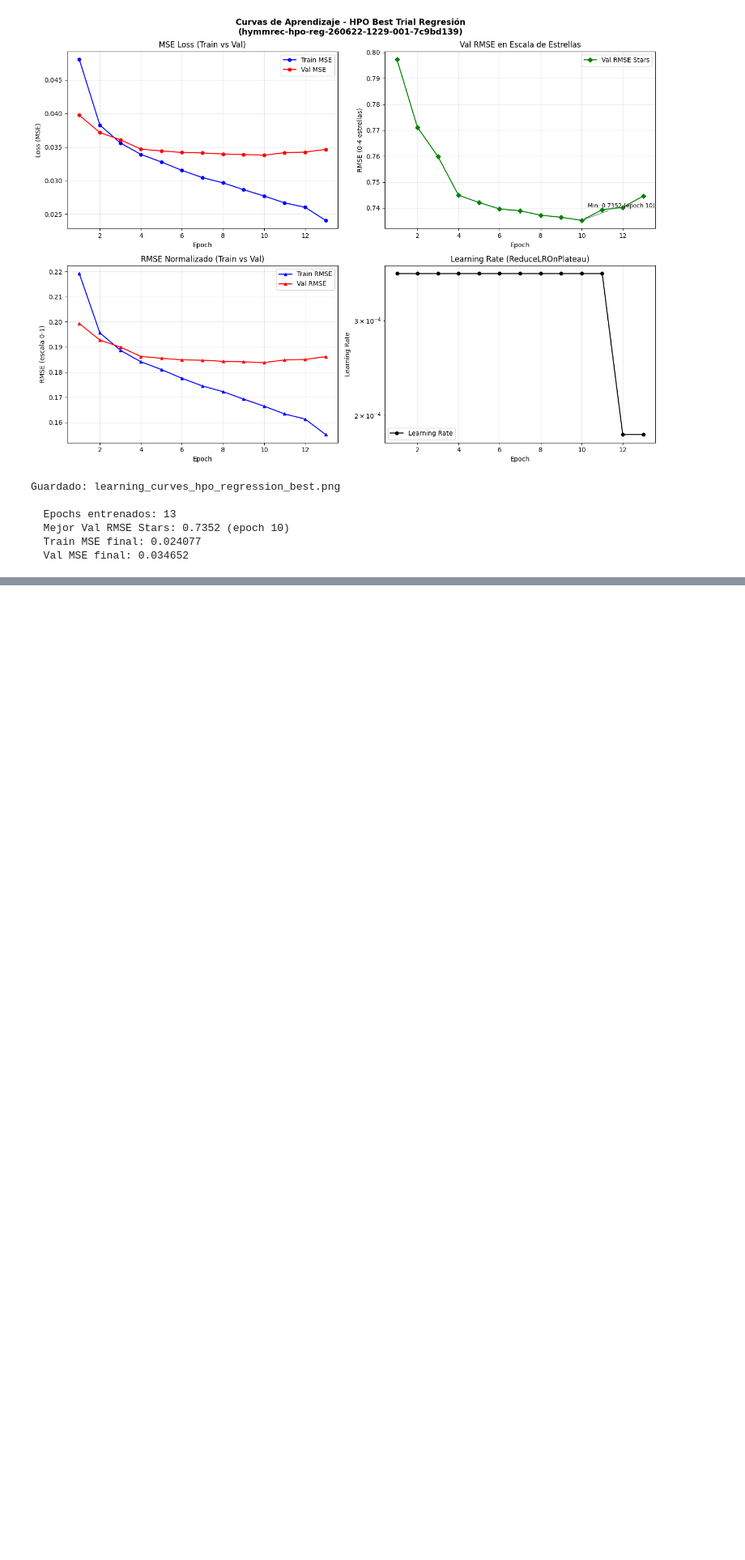
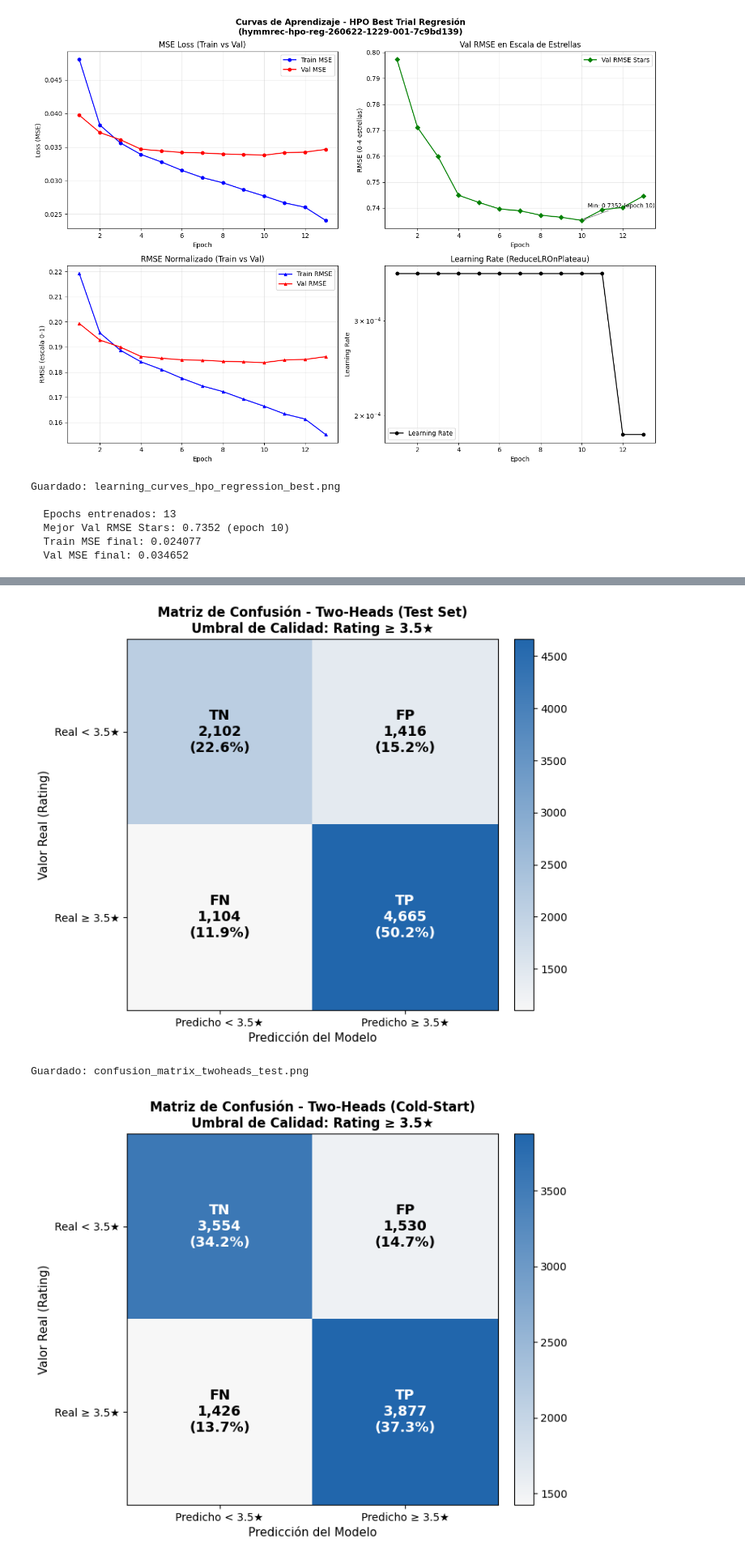
Before and after one commit to cjmunoz131/tfm-hymm-recommender-system, a Jupyter notebook: IaC/ml-arch-ci-phase2/notebooks/hymm-rec-wf.ipynb, the cells around one changed output, grey strips where cells are left out. Shown at 81% size. Cells and saved outputs as stored; diff of their text form; code cells hidden in the pictures; blank space fills up the shorter version.

Commit message:
ADDED evaluation metrics

```diff
--- a/IaC/ml-arch-ci-phase2/notebooks/hymm-rec-wf.ipynb
+++ b/IaC/ml-arch-ci-phase2/notebooks/hymm-rec-wf.ipynb
@@ -3868,0 +3871,80 @@ Guardado: learning_curves_hpo_regression_best.png
+# %%
+import json
+import numpy as np
+import matplotlib.pyplot as plt
+import matplotlib.patches as mpatches
+from matplotlib.colors import LinearSegmentedColormap
+
+# ============================================================
+# CARGAR DATOS
+# ============================================================
+
+with open("../evaluation-results/reports/evaluation_twoheads.json") as f:
+    eval_th = json.load(f)
+
+with open("../evaluation-results/reports/evaluation_regression.json") as f:
+    eval_reg = json.load(f)
+
+with open("../evaluation-results/reports/model_comparison.json") as f:
+    comparison = json.load(f)
+# %%
+# ============================================================
+# 1. MATRIZ DE CONFUSIÓN (Two-Heads: Test + Cold-Start)
+# ============================================================
+
+def plot_confusion_matrix(cm_dict, title, filename, threshold="3.5★"):
+    """Genera una matriz de confusión visual."""
+    tp, fp, fn, tn = cm_dict["tp"], cm_dict["fp"], cm_dict["fn"], cm_dict["tn"]
+    total = tp + fp + fn + tn
+
+    cm = np.array([[tn, fp], [fn, tp]])
+    cm_pct = cm / total * 100
+
+    fig, ax = plt.subplots(figsize=(7, 6))
+
+    # Colormap
+    cmap = LinearSegmentedColormap.from_list("", ["#f7f7f7", "#2166ac"])
+    im = ax.imshow(cm, cmap=cmap, interpolation="nearest")
+
+    # Annotations
+    labels = [
+        [f"TN\n{tn:,}\n({cm_pct[0,0]:.1f}%)", f"FP\n{fp:,}\n({cm_pct[0,1]:.1f}%)"],
+        [f"FN\n{fn:,}\n({cm_pct[1,0]:.1f}%)", f"TP\n{tp:,}\n({cm_pct[1,1]:.1f}%)"],
+    ]
+    for i in range(2):
+        for j in range(2):
+            color = "white" if cm[i, j] > total * 0.3 else "black"
+            ax.text(j, i, labels[i][j], ha="center", va="center",
+                    fontsize=13, fontweight="bold", color=color)
+
+    ax.set_xticks([0, 1])
+    ax.set_yticks([0, 1])
+    ax.set_xticklabels([f"Predicho < {threshold}", f"Predicho ≥ {threshold}"])
+    ax.set_yticklabels([f"Real < {threshold}", f"Real ≥ {threshold}"])
+    ax.set_xlabel("Predicción del Modelo", fontsize=11)
+    ax.set_ylabel("Valor Real (Rating)", fontsize=11)
+    ax.set_title(title, fontsize=12, fontweight="bold")
+
+    plt.colorbar(im, ax=ax, fraction=0.046, pad=0.04)
+    plt.tight_layout()
+    plt.savefig(filename, dpi=150, bbox_inches="tight")
+    plt.show()
+    print(f"Guardado: {filename}")
+
+# Test set
+plot_confusion_matrix(
+    eval_th["test_pointwise"]["confusion_matrix"],
+    "Matriz de Confusión - Two-Heads (Test Set)\nUmbral de Calidad: Rating ≥ 3.5★",
+    "confusion_matrix_twoheads_test.png"
+)
+
+# Cold-Start set
+plot_confusion_matrix(
+    eval_th["coldstart_pointwise"]["confusion_matrix"],
+    "Matriz de Confusión - Two-Heads (Cold-Start)\nUmbral de Calidad: Rating ≥ 3.5★",
+    "confusion_matrix_twoheads_coldstart.png"
+)
+# %% [output]
+[figure, added]
+Guardado: confusion_matrix_twoheads_test.png
+[figure, added]
```
Also changed, not shown: parts of 6 cells of this notebook, 7 other files.
